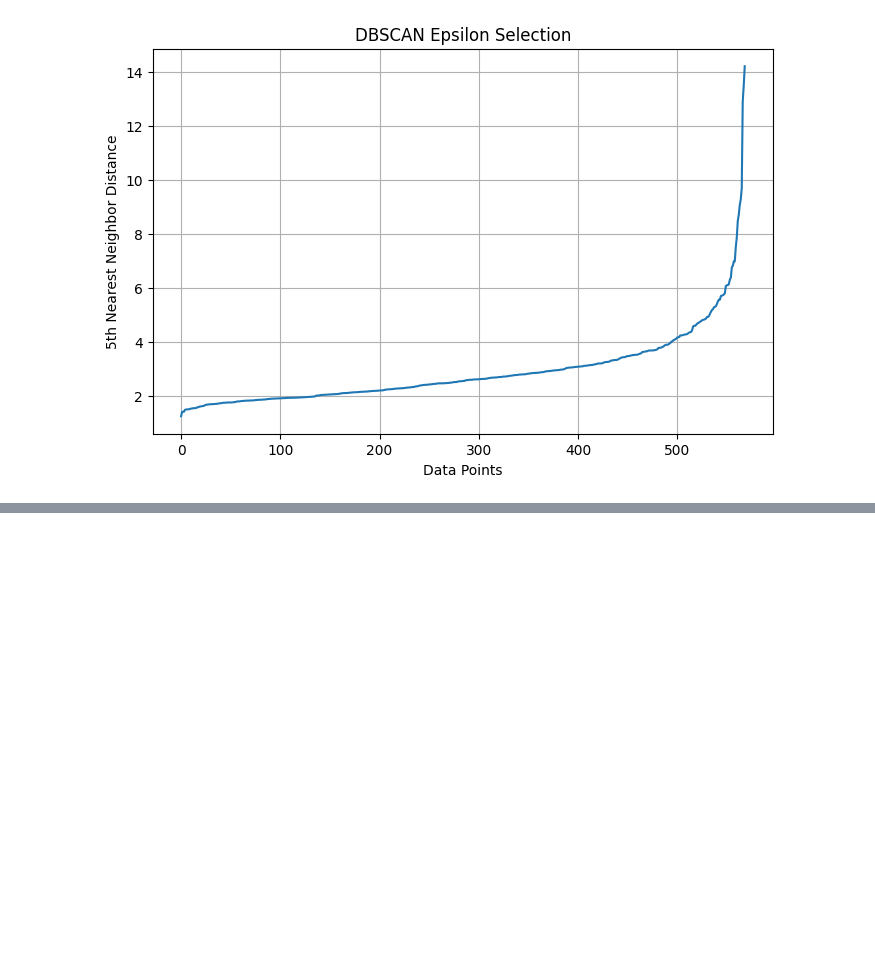
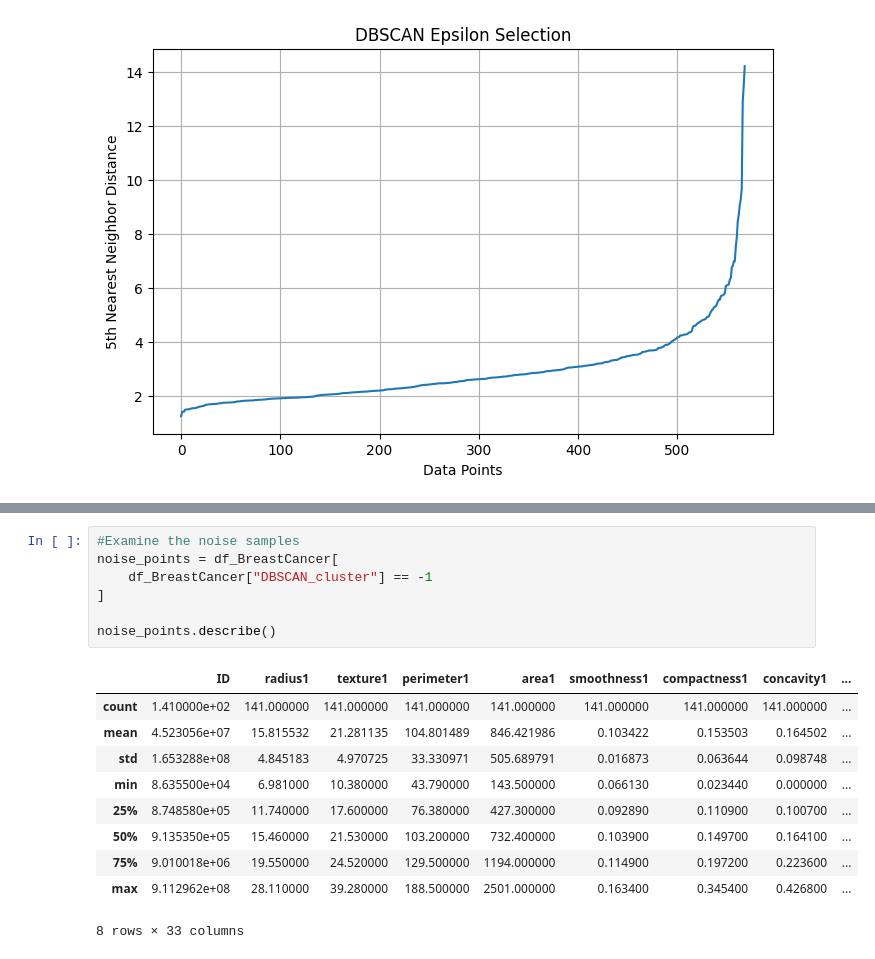
Before and after one commit to Jbaner/OMDSModC_Capstone_Project, a Jupyter notebook: OMDS_ModC_Week11_Banerjee_Jayeeta.ipynb, the cells around one changed output, grey strips where cells are left out. Drawn from its saved outputs; the diff is of its cells as text; blank space fills up the shorter version.

```diff
--- a/OMDS_ModC_Week11_Banerjee_Jayeeta.ipynb
+++ b/OMDS_ModC_Week11_Banerjee_Jayeeta.ipynb
@@ -281,0 +387,18 @@ plt.show()
+# %%
+#Examine the noise samples
+noise_points = df_BreastCancer[
+    df_BreastCancer["DBSCAN_cluster"] == -1
+]
+
+noise_points.describe()
+# %% [output]
+|  | ID | radius1 | texture1 | perimeter1 | area1 | smoothness1 | compactness1 | concavity1 | ... |
+| count | 1.410000e+02 | 141.000000 | 141.000000 | 141.000000 | 141.000000 | 141.000000 | 141.000000 | 141.000000 | ... |
+| mean | 4.523056e+07 | 15.815532 | 21.281135 | 104.801489 | 846.421986 | 0.103422 | 0.153503 | 0.164502 | ... |
+| std | 1.653288e+08 | 4.845183 | 4.970725 | 33.330971 | 505.689791 | 0.016873 | 0.063644 | 0.098748 | ... |
+| min | 8.635500e+04 | 6.981000 | 10.380000 | 43.790000 | 143.500000 | 0.066130 | 0.023440 | 0.000000 | ... |
+| 25% | 8.748580e+05 | 11.740000 | 17.600000 | 76.380000 | 427.300000 | 0.092890 | 0.110900 | 0.100700 | ... |
+| 50% | 9.135350e+05 | 15.460000 | 21.530000 | 103.200000 | 732.400000 | 0.103900 | 0.149700 | 0.164100 | ... |
+| 75% | 9.010018e+06 | 19.550000 | 24.520000 | 129.500000 | 1194.000000 | 0.114900 | 0.197200 | 0.223600 | ... |
+| max | 9.112962e+08 | 28.110000 | 39.280000 | 188.500000 | 2501.000000 | 0.163400 | 0.345400 | 0.426800 | ... |
+8 rows × 33 columns
```
Also changed, not shown: parts of 9 cells of this notebook.
